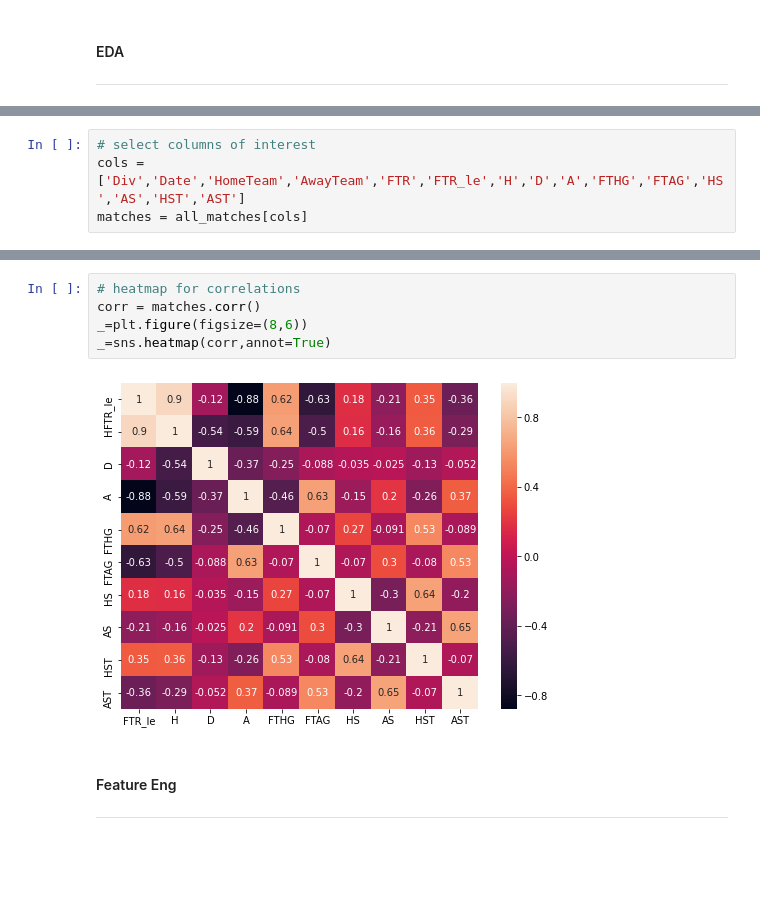
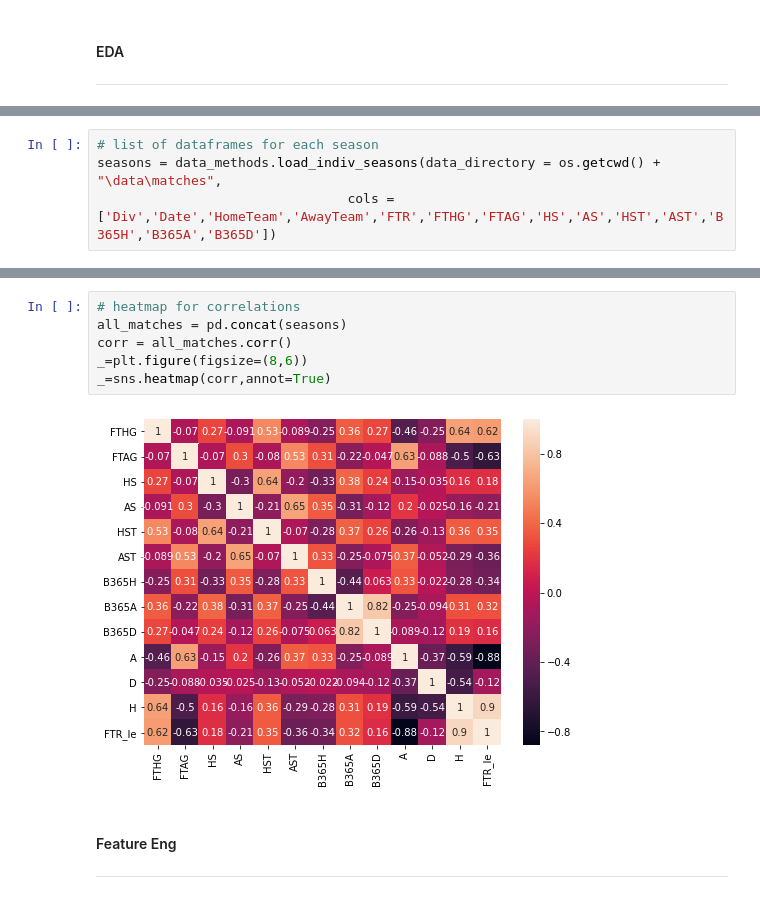
Before and after one commit to frasere/deep-learning-match-predict, a Jupyter notebook: demo_nb.ipynb, the cells around one changed output, grey strips where cells are left out. Saved outputs shown, nothing was run; the diff lists cells and outputs as text; blank space fills up the shorter version.

```diff
--- a/demo_nb.ipynb
+++ b/demo_nb.ipynb
@@ -61,4 +53,4 @@ Explore the data! Here I select columns that I am interested in and then check f
 # %%
-# select columns of interest
-cols = ['Div','Date','HomeTeam','AwayTeam','FTR','FTR_le','H','D','A','FTHG','FTAG','HS','AS','HST','AST']
-matches = all_matches[cols]
+# list of dataframes for each season
+seasons = data_methods.load_indiv_seasons(data_directory = os.getcwd() + "\data\matches",
+                                cols = ['Div','Date','HomeTeam','AwayTeam','FTR','FTHG','FTAG','HS','AS','HST','AST','B365H','B365A','B365D'])
@@ -70,10 +80,11 @@ len(matches[~matches.duplicated()])/len(matches)
 # %%
 # heatmap for correlations
-corr = matches.corr()
+all_matches = pd.concat(seasons)
+corr = all_matches.corr()
 _=plt.figure(figsize=(8,6))
 _=sns.heatmap(corr,annot=True)
 # %% [output]
-[figure, old version]
+[figure, new version]
 # %% [markdown]
 #### Feature Eng
 ___
```
Also changed, not shown: parts of 41 cells of this notebook, 3 other files.
